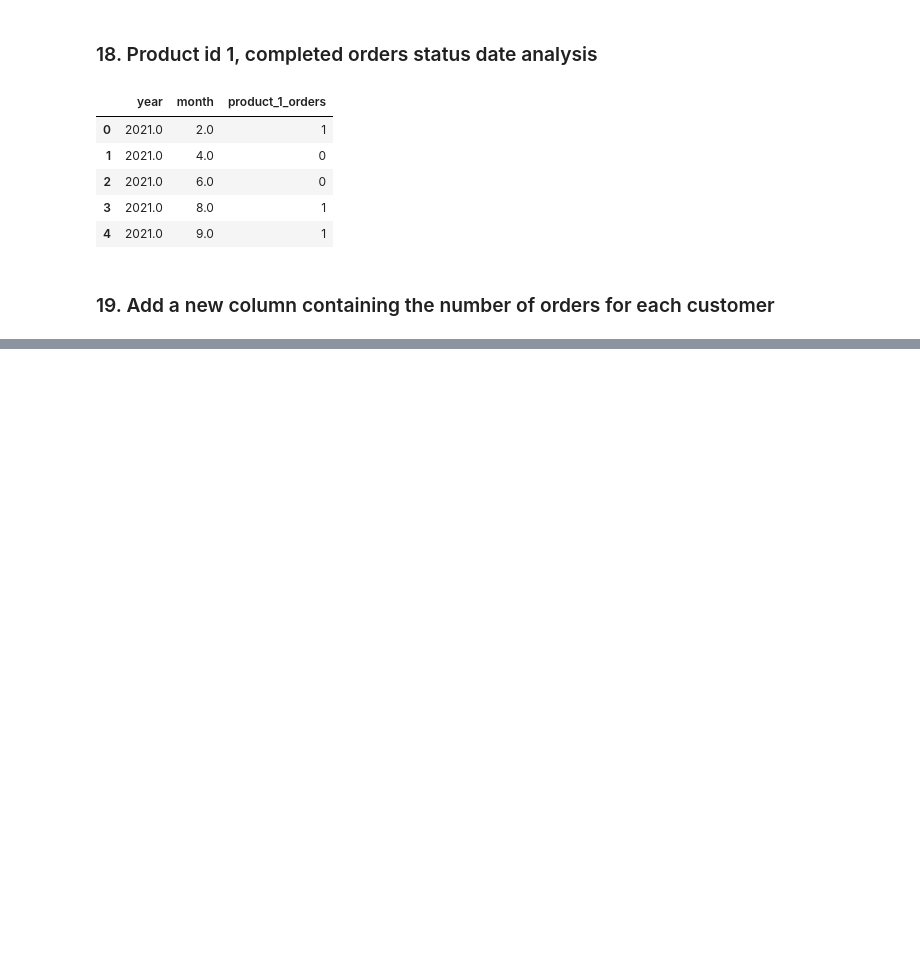
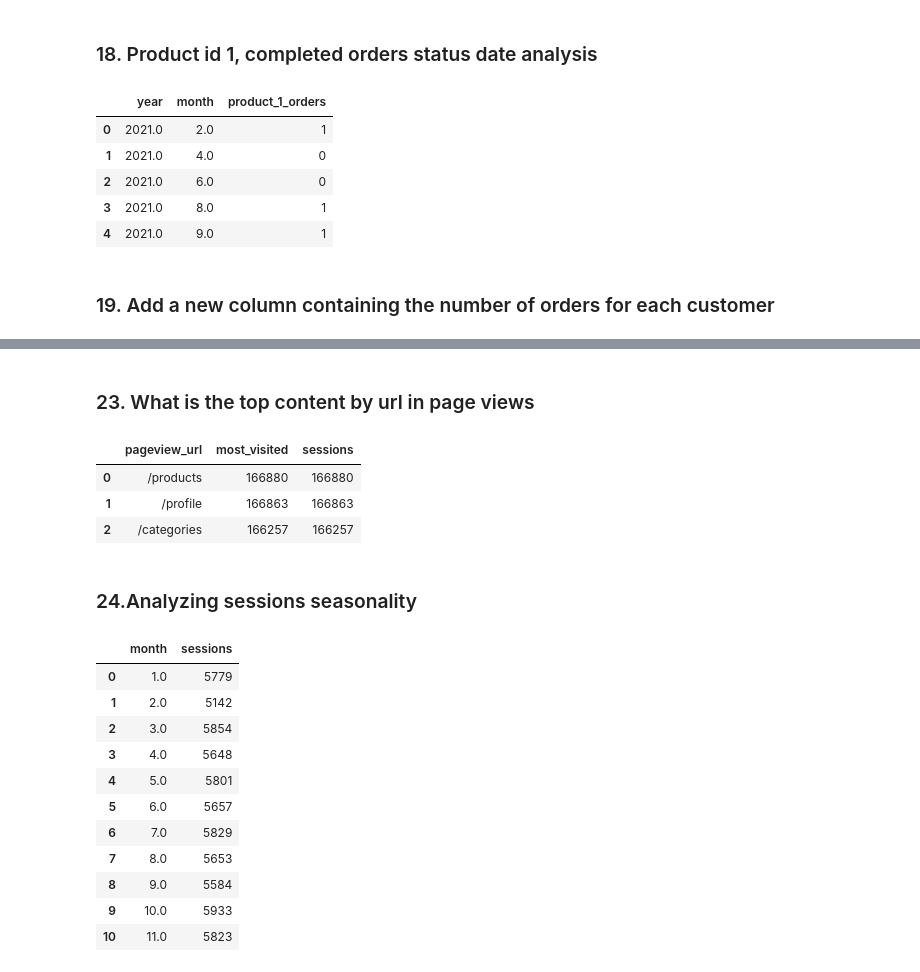
Before and after one commit to LiwaaAudi/database-design-project, a Jupyter notebook: queries.ipynb, the cells around one changed output, grey strips where cells are left out. Saved outputs shown, nothing was run; the diff lists cells and outputs as text; code cells hidden in the pictures; blank space fills up the shorter version.

```diff
--- a/queries.ipynb
+++ b/queries.ipynb
@@ -371,0 +451,43 @@ Q19 = '''
+# %% [markdown]
+### 23. What is the top content by url in  page views
+# %%
+Q23 = '''
+    select
+        pageview_url,
+        count(website_pageview_id) as most_visited,
+        count(website_session_id) as sessions
+    from website_pageviews
+    group by pageview_url
+    order by most_visited desc;
+    '''
+psql.read(Q23)
+# %% [output]
+|  | pageview_url | most_visited | sessions |
+| 0 | /products | 166880 | 166880 |
+| 1 | /profile | 166863 | 166863 |
+| 2 | /categories | 166257 | 166257 |
+# %% [markdown]
+### 24.Analyzing sessions seasonality
+# %%
+Q24 = '''
+    select
+        extract(month from created_at) as month,
+        count (distinct website_session_id) as sessions
+    from website_sessions
+    where created_at >= '2021-01-01' and created_at<= '2021-12-31'
+    group by extract(month from created_at)
+    '''
+psql.read(Q24)
+# %% [output]
+|  | month | sessions |
+| 0 | 1.0 | 5779 |
+| 1 | 2.0 | 5142 |
+| 2 | 3.0 | 5854 |
+| 3 | 4.0 | 5648 |
+| 4 | 5.0 | 5801 |
+| 5 | 6.0 | 5657 |
+| 6 | 7.0 | 5829 |
+| 7 | 8.0 | 5653 |
+| 8 | 9.0 | 5584 |
+| 9 | 10.0 | 5933 |
+| 10 | 11.0 | 5823 |
```
Also changed, not shown: parts of 7 cells of this notebook, 7 other files.
